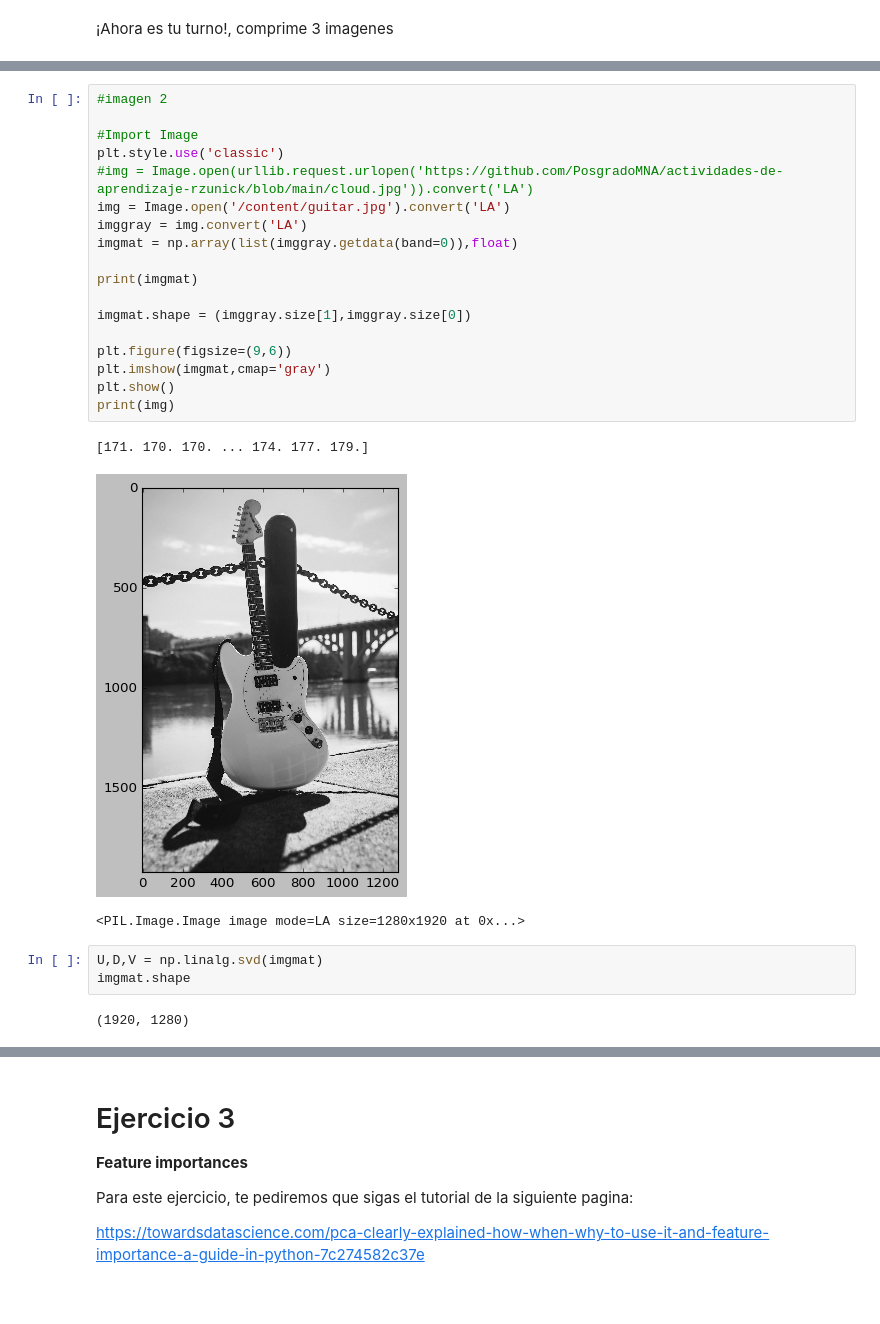
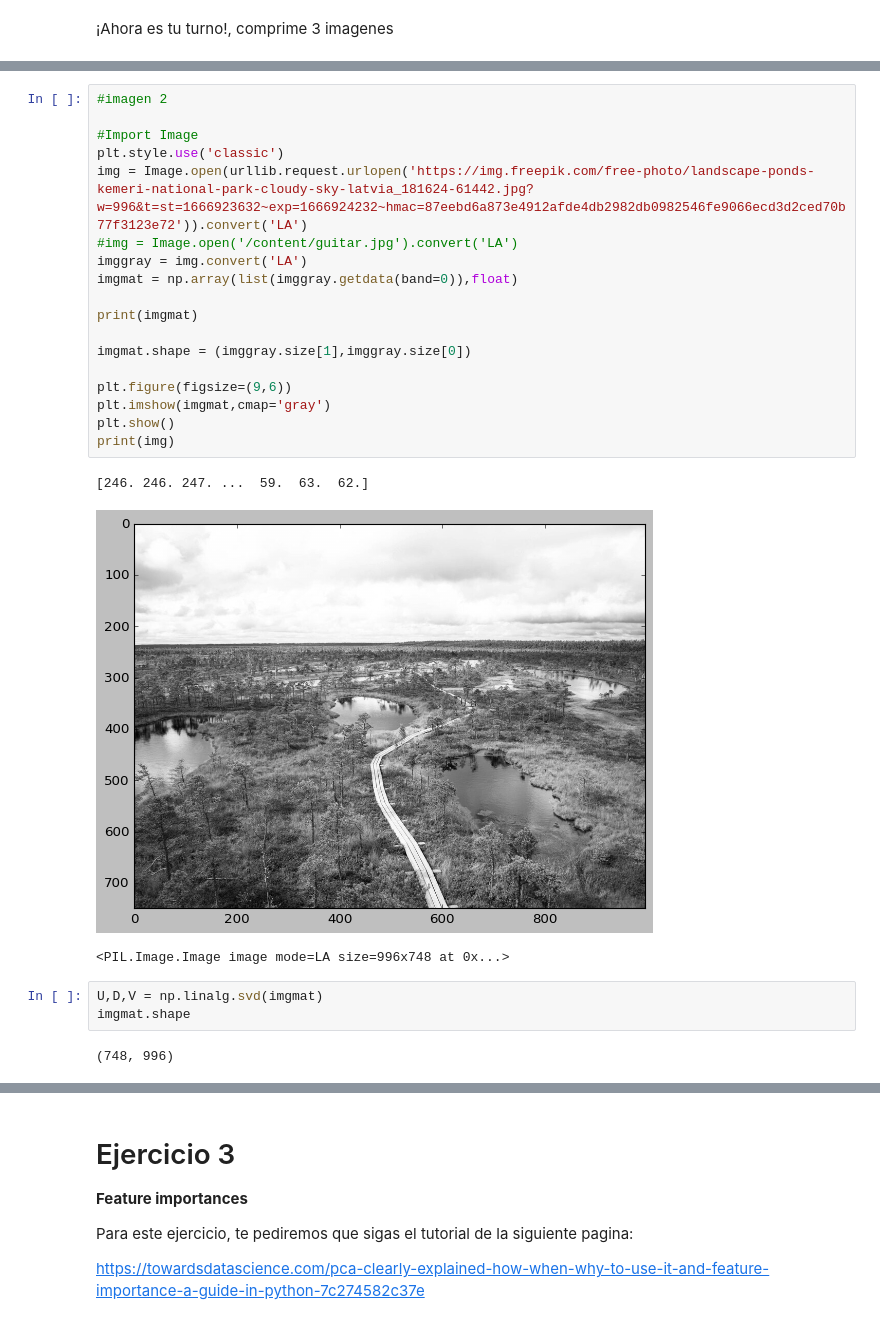
Before and after one commit to PosgradoMNA/actividades-de-aprendizaje-rzunick, a Jupyter notebook: Semana_5_Repaso_Transformación_y_Reduccion_de_Dimensiones_Ronald_Zuniga_A01686240.ipynb, the cells around one changed output, grey strips where cells are left out. Drawn from its saved outputs; the diff is of its cells as text.

```diff
--- a/Semana_5_Repaso_Transformación_y_Reduccion_de_Dimensiones_Ronald_Zuniga_A01686240.ipynb
+++ b/Semana_5_Repaso_Transformación_y_Reduccion_de_Dimensiones_Ronald_Zuniga_A01686240.ipynb
@@ -352,28 +352,28 @@ Felicidades la imagen está comprimida
 # %%
 #imagen 2
 
 #Import Image
 plt.style.use('classic')
-#img = Image.open(urllib.request.urlopen('https://github.com/PosgradoMNA/actividades-de-aprendizaje-rzunick/blob/main/cloud.jpg')).convert('LA')
-img = Image.open('/content/guitar.jpg').convert('LA')
+img = Image.open(urllib.request.urlopen('https://img.freepik.com/free-photo/landscape-ponds-kemeri-national-park-cloudy-sky-latvia_181624-61442.jpg?w=996&t=st=1666923632~exp=1666924232~hmac=87eebd6a873e4912afde4db2982db0982546fe9066ecd3d2ced70b77f3123e72')).convert('LA')
+#img = Image.open('/content/guitar.jpg').convert('LA')
 imggray = img.convert('LA')
 imgmat = np.array(list(imggray.getdata(band=0)),float)
 
 print(imgmat)
 
 imgmat.shape = (imggray.size[1],imggray.size[0])
 
 plt.figure(figsize=(9,6))
 plt.imshow(imgmat,cmap='gray')
 plt.show()
 print(img)
 # %% [output]
-[171. 170. 170. ... 174. 177. 179.]
+[246. 246. 247. ...  59.  63.  62.]
-[figure, old version]
+[figure, new version]
-<PIL.Image.Image image mode=LA size=1280x1920 at 0x...>
+<PIL.Image.Image image mode=LA size=996x748 at 0x...>
 # %%
 U,D,V = np.linalg.svd(imgmat)
 imgmat.shape
 # %% [output]
-(1920, 1280)
+(748, 996)
 # %%
```
Also changed, not shown: parts of 21 cells of this notebook.
